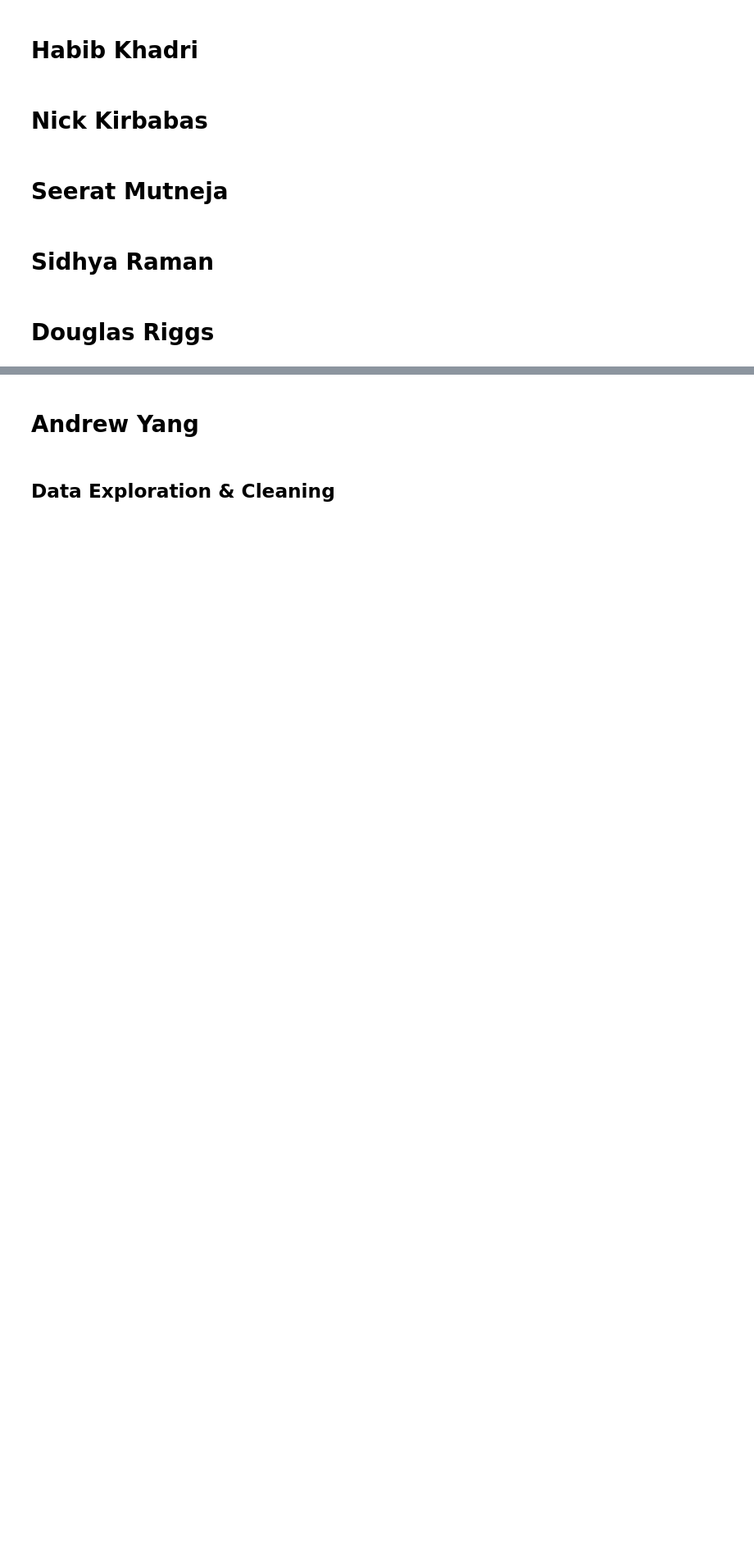
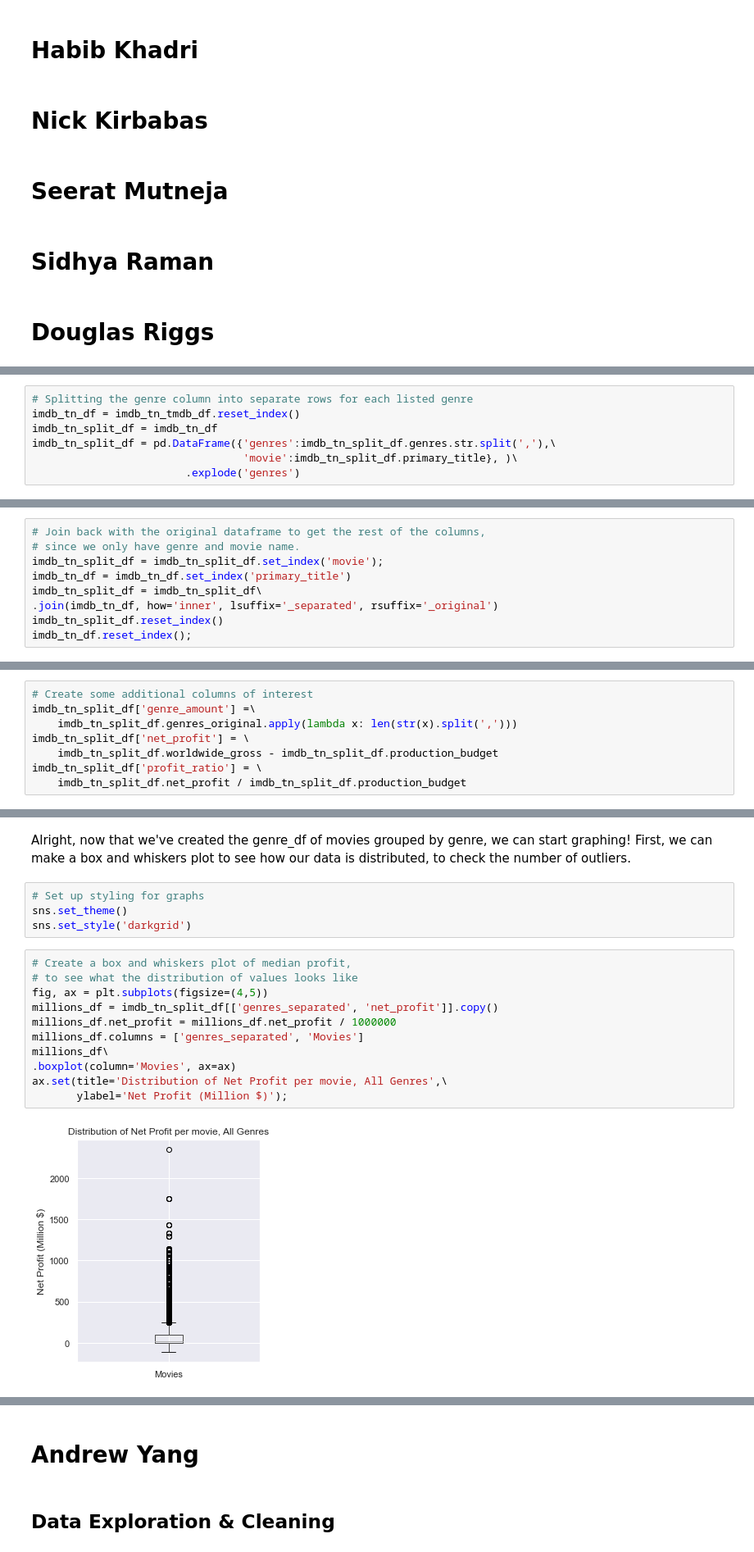
Before and after one commit to doriggs/Semester1Capstone, a Jupyter notebook: student.ipynb, the cells around one changed output, grey strips where cells are left out. Shown: that part at 82% size. Drawn from its saved outputs; the diff is of its cells as text; blank space fills up the shorter version.

```diff
--- a/student.ipynb
+++ b/student.ipynb
@@ -49,0 +207,7 @@ WHERE
+# %%
+# Splitting the genre column into separate rows for each listed genre
+imdb_tn_df = imdb_tn_tmdb_df.reset_index()
+imdb_tn_split_df = imdb_tn_df
+imdb_tn_split_df = pd.DataFrame({'genres':imdb_tn_split_df.genres.str.split(','),\
+                                 'movie':imdb_tn_split_df.primary_title}, )\
+                        .explode('genres')
@@ -49,0 +221,9 @@ WHERE
+# %%
+# Join back with the original dataframe to get the rest of the columns,
+# since we only have genre and movie name.
+imdb_tn_split_df = imdb_tn_split_df.set_index('movie');
+imdb_tn_df = imdb_tn_df.set_index('primary_title')
+imdb_tn_split_df = imdb_tn_split_df\
+.join(imdb_tn_df, how='inner', lsuffix='_separated', rsuffix='_original')
+imdb_tn_split_df.reset_index()
+imdb_tn_df.reset_index();
@@ -49,0 +240,8 @@ WHERE
+# %%
+# Create some additional columns of interest
+imdb_tn_split_df['genre_amount'] =\
+    imdb_tn_split_df.genres_original.apply(lambda x: len(str(x).split(',')))
+imdb_tn_split_df['net_profit'] = \
+    imdb_tn_split_df.worldwide_gross - imdb_tn_split_df.production_budget
+imdb_tn_split_df['profit_ratio'] = \
+    imdb_tn_split_df.net_profit / imdb_tn_split_df.production_budget
@@ -49,0 +302,19 @@ WHERE
+# %% [markdown]
+Alright, now that we've created the genre_df of movies grouped by genre, we can start graphing! First, we can make a box and whiskers plot to see how our data is distributed, to check the number of outliers.
+# %%
+# Set up styling for graphs
+sns.set_theme()
+sns.set_style('darkgrid')
+# %%
+# Create a box and whiskers plot of median profit,
+# to see what the distribution of values looks like
+fig, ax = plt.subplots(figsize=(4,5))
+millions_df = imdb_tn_split_df[['genres_separated', 'net_profit']].copy()
+millions_df.net_profit = millions_df.net_profit / 1000000
+millions_df.columns = ['genres_separated', 'Movies']
+millions_df\
+.boxplot(column='Movies', ax=ax)
+ax.set(title='Distribution of Net Profit per movie, All Genres',\
+       ylabel='Net Profit (Million $)');
+# %% [output]
+[figure, added]
```
Also changed, not shown: parts of 38 cells of this notebook.
